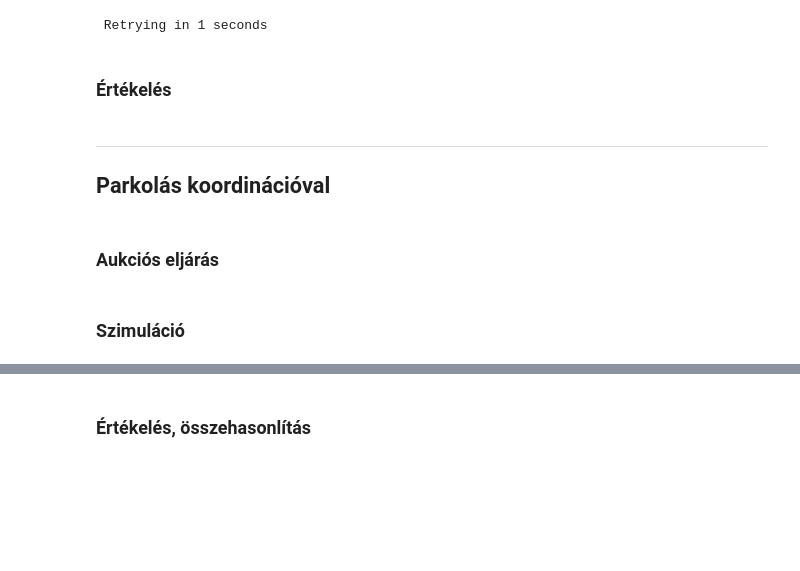
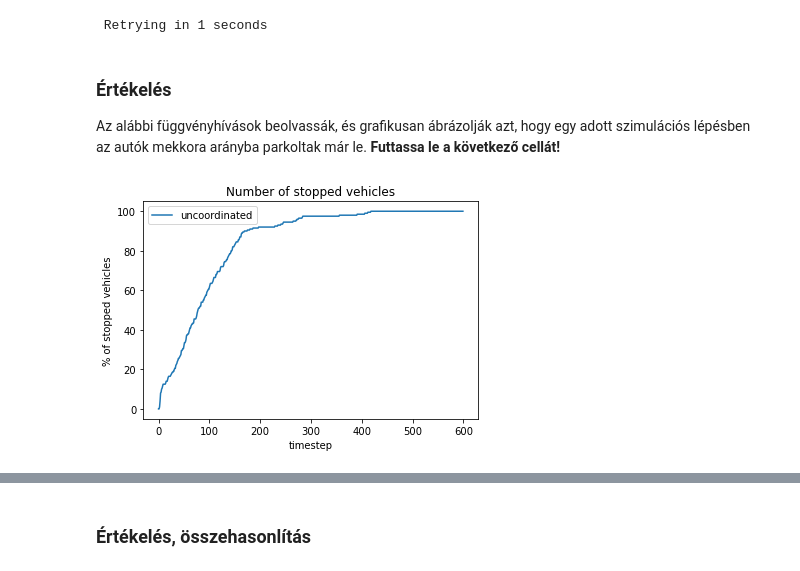
Before and after one commit to alelevente/bprof_mi_multiagent, a Jupyter notebook: multiagent_lab_HU.ipynb, the cells around one changed output, grey strips where cells are left out. Saved outputs shown, nothing was run; the diff lists cells and outputs as text; code cells hidden in the pictures; blank space fills up the shorter version.

```diff
--- a/multiagent_lab_HU.ipynb
+++ b/multiagent_lab_HU.ipynb
@@ -40,13 +43,17 @@ baseline_scenario = "basic_simulation.sumocfg"
 helper.run_basic_simulation(gui_needed = True, scenario = baseline_scenario)
 # %% [output]
  Retrying in 1 seconds
-# %% [markdown]
-### **Értékelés**
-# %% [markdown]
----
-
-## **Parkolás koordinációval**
-# %% [markdown]
-### **Aukciós eljárás**
-# %% [markdown]
-### **Szimuláció**
+# %% [markdown]
+### **Értékelés**
+
+Az alábbi függvényhívások beolvassák, és grafikusan ábrázolják azt, hogy egy adott szimulációs lépésben az autók mekkora arányba parkoltak már le. **Futtassa le a következő cellát!**
+# %%
+#beolvasandó eredményfájl
+uncoordinated_output = "outputs/basic_output.xml"
+
+#eredményfájl beolvasása (idő, érték) változópárokba:
+t_uncoordinated, v_uncoordinated = helper.get_stopped_vehicles_from_output(uncoordinated_output)
+#eredmények megjelenítése:
+helper.plot_stopped_vehicles([t_uncoordinated], [v_uncoordinated], ["uncoordinated"]);
+# %% [output]
+[figure, added]
```
Also changed, not shown: parts of 23 cells of this notebook, 6 other files.
